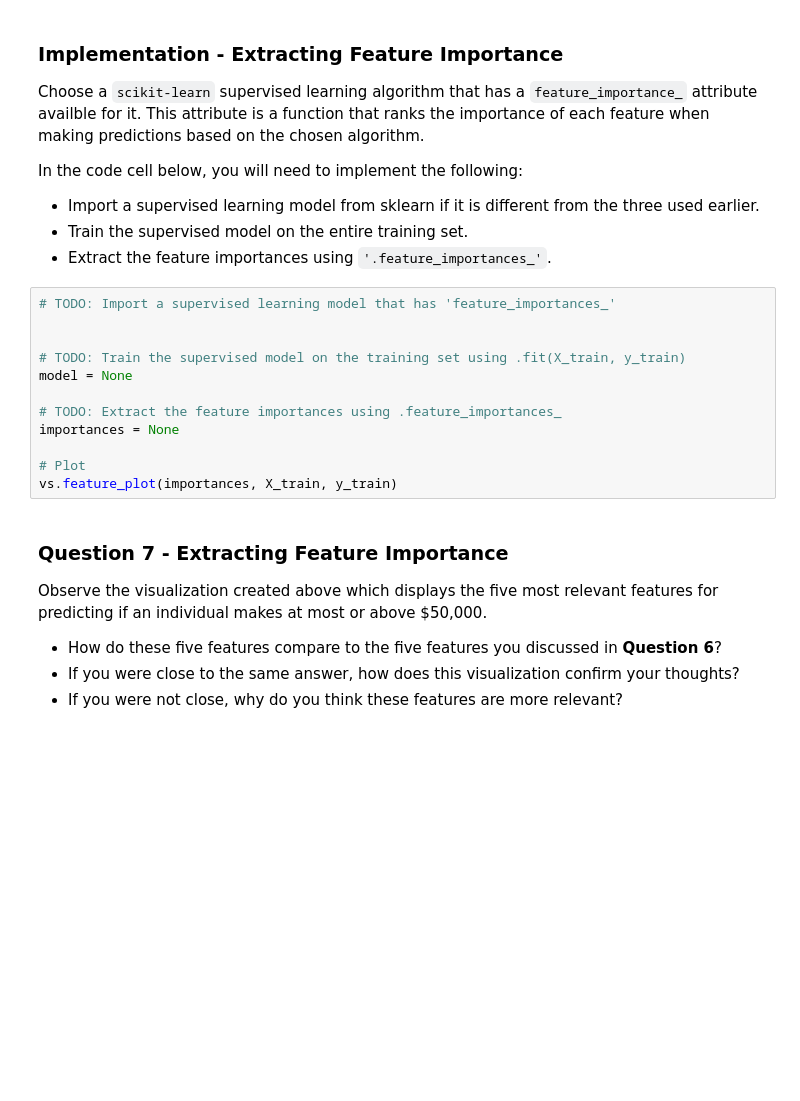
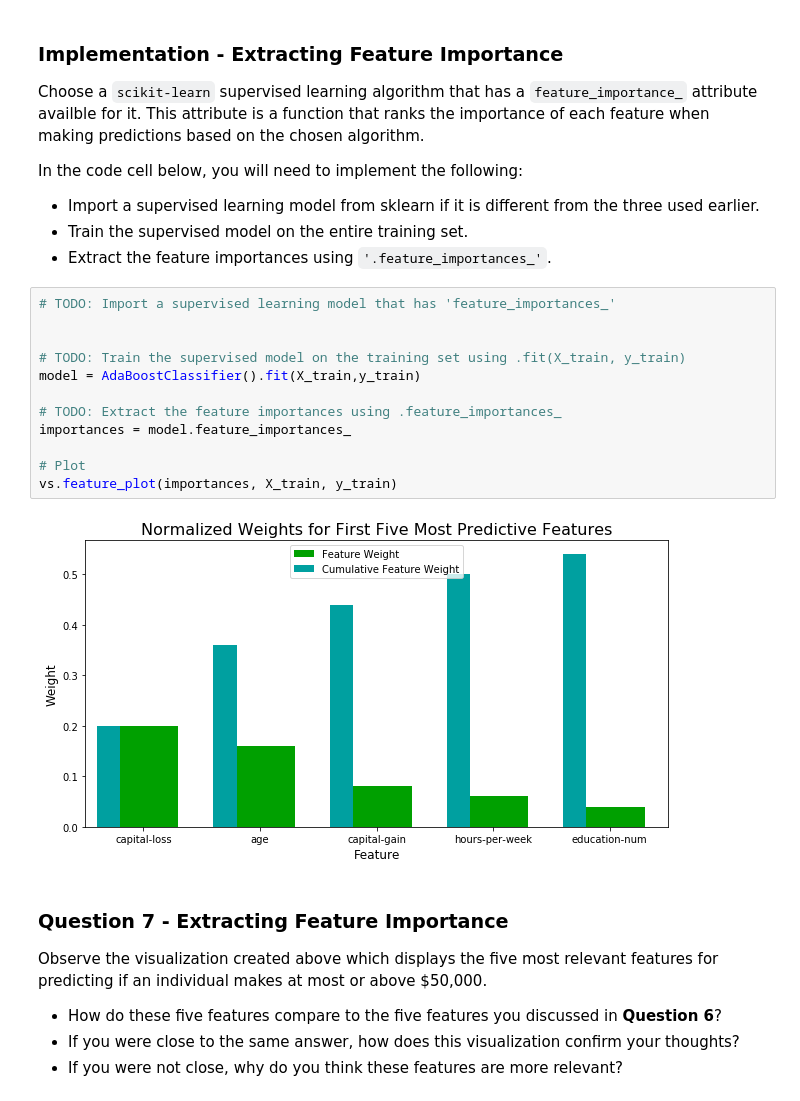
Before and after one commit to mohanakrishnavh/Machine-Learning, a Jupyter notebook: projects/finding_donors/finding_donors.ipynb, the cells around one changed output. Drawn from its saved outputs; the diff is of its cells as text; blank space fills up the shorter version.

```diff
--- a/projects/finding_donors/finding_donors.ipynb
+++ b/projects/finding_donors/finding_donors.ipynb
@@ -633,15 +647,17 @@ In the code cell below, you will need to implement the following:
 # %%
 # TODO: Import a supervised learning model that has 'feature_importances_'
 
 
 # TODO: Train the supervised model on the training set using .fit(X_train, y_train)
-model = None
+model = AdaBoostClassifier().fit(X_train,y_train)
 
 # TODO: Extract the feature importances using .feature_importances_
-importances = None
+importances = model.feature_importances_
 
 # Plot
 vs.feature_plot(importances, X_train, y_train)
+# %% [output]
+[figure, added]
 # %% [markdown]
 ### Question 7 - Extracting Feature Importance
 
```
Also changed, not shown: parts of 12 cells of this notebook.
